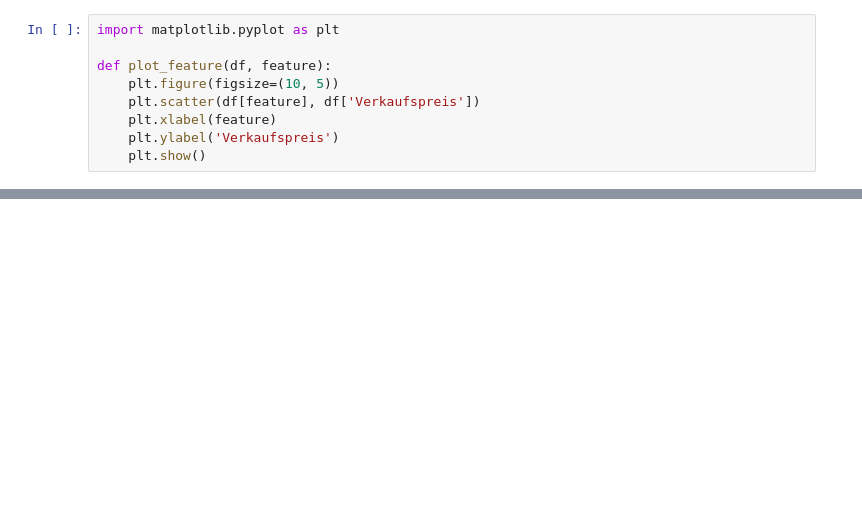
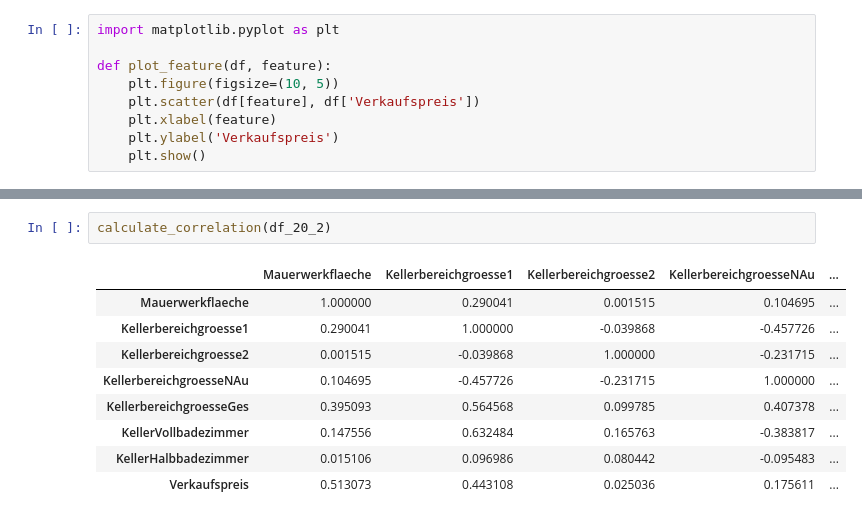
Before and after one commit to FlowBYRN/ml_hackathon, a Jupyter notebook: Analyze_flo.ipynb, the cells around one changed output, grey strips where cells are left out. Saved outputs shown, nothing was run; the diff lists cells and outputs as text; blank space fills up the shorter version.

```diff
--- a/Analyze_flo.ipynb
+++ b/Analyze_flo.ipynb
@@ -89,0 +126,12 @@ plot_all_features(df_20_2)
+# %%
+calculate_correlation(df_20_2)
+# %% [output]
+|  | Mauerwerkflaeche | Kellerbereichgroesse1 | Kellerbereichgroesse2 | KellerbereichgroesseNAu | ... |
+| Mauerwerkflaeche | 1.000000 | 0.290041 | 0.001515 | 0.104695 | ... |
+| Kellerbereichgroesse1 | 0.290041 | 1.000000 | -0.039868 | -0.457726 | ... |
+| Kellerbereichgroesse2 | 0.001515 | -0.039868 | 1.000000 | -0.231715 | ... |
+| KellerbereichgroesseNAu | 0.104695 | -0.457726 | -0.231715 | 1.000000 | ... |
+| KellerbereichgroesseGes | 0.395093 | 0.564568 | 0.099785 | 0.407378 | ... |
+| KellerVollbadezimmer | 0.147556 | 0.632484 | 0.165763 | -0.383817 | ... |
+| KellerHalbbadezimmer | 0.015106 | 0.096986 | 0.080442 | -0.095483 | ... |
+| Verkaufspreis | 0.513073 | 0.443108 | 0.025036 | 0.175611 | ... |
```
Also changed, not shown: parts of 14 cells of this notebook, 2 other files.
